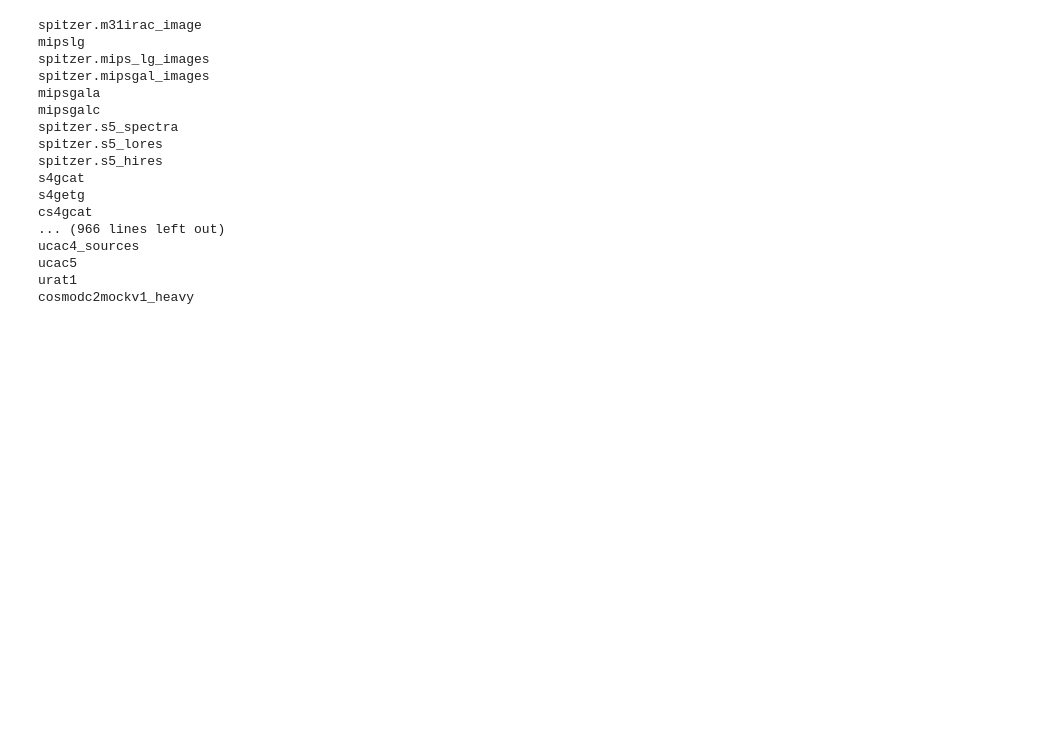
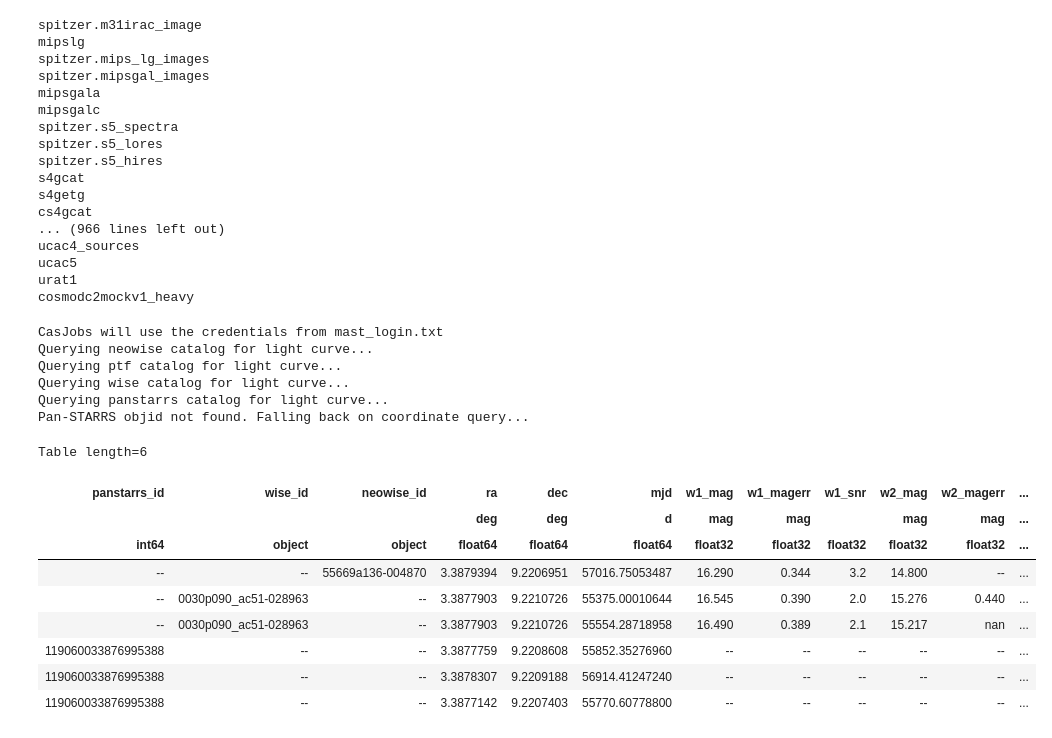
Before and after one commit to Adam-Boesky/long_transients, a Jupyter notebook: Notebooks/testing.ipynb, the cells around one changed output. Drawn from its saved outputs; the diff is of its cells as text; code cells hidden in the pictures; blank space fills up the shorter version.

```diff
--- a/Notebooks/testing.ipynb
+++ b/Notebooks/testing.ipynb
@@ -574,3 +574,27 @@ ucac4_sources
 ucac5
 urat1
 cosmodc2mockv1_heavy
+# %%
+import sys
+sys.path.append('/Users/adamboesky/Research/long_transients')
+from Source_Analysis.Light_Curve import Light_Curve
+
+lc = Light_Curve(ra=3.38776, dec=9.22086, catalogs=['neowise', 'ptf', 'wise', 'panstarrs'])
+lc.lc
+# %% [output]
+CasJobs will use the credentials from mast_login.txt
+Querying neowise catalog for light curve...
+Querying ptf catalog for light curve...
+Querying wise catalog for light curve...
+Querying panstarrs catalog for light curve...
+Pan-STARRS objid not found. Falling back on coordinate query...
+Table length=6
+| panstarrs_id | wise_id | neowise_id | ra | dec | mjd | w1_mag | w1_magerr | w1_snr | w2_mag | w2_magerr | ... |
+|  |  |  | deg | deg | d | mag | mag |  | mag | mag | ... |
+| int64 | object | object | float64 | float64 | float64 | float32 | float32 | float32 | float32 | float32 | ... |
+| -- | -- | 55669a136-004870 | 3.3879394 | 9.2206951 | 57016.75053487 | 16.290 | 0.344 | 3.2 | 14.800 | -- | ... |
+| -- | 0030p090_ac51-028963 | -- | 3.3877903 | 9.2210726 | 55375.00010644 | 16.545 | 0.390 | 2.0 | 15.276 | 0.440 | ... |
+| -- | 0030p090_ac51-028963 | -- | 3.3877903 | 9.2210726 | 55554.28718958 | 16.490 | 0.389 | 2.1 | 15.217 | nan | ... |
+| 119060033876995388 | -- | -- | 3.3877759 | 9.2208608 | 55852.35276960 | -- | -- | -- | -- | -- | ... |
+| 119060033876995388 | -- | -- | 3.3878307 | 9.2209188 | 56914.41247240 | -- | -- | -- | -- | -- | ... |
+| 119060033876995388 | -- | -- | 3.3877142 | 9.2207403 | 55770.60778800 | -- | -- | -- | -- | -- | ... |
```
Also changed, not shown: parts of 14 cells of this notebook, 11 other files.
